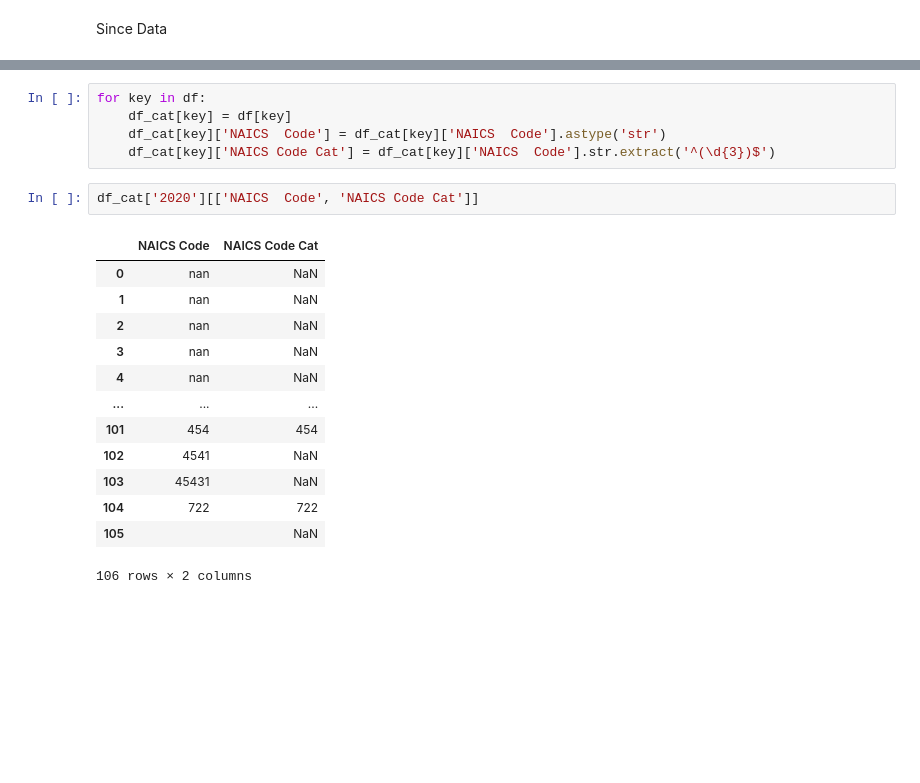
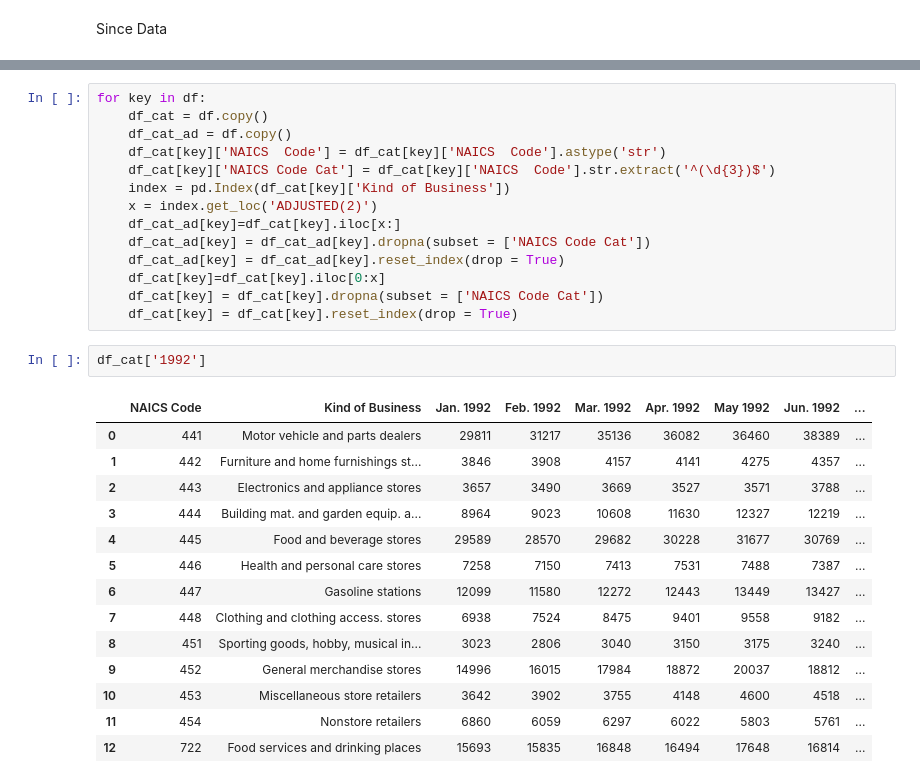
Before and after one commit to lawbringr/US-Retail-Sales, a Jupyter notebook: US_Retail.ipynb, the cells around one changed output, grey strips where cells are left out. Drawn from its saved outputs; the diff is of its cells as text; blank space fills up the shorter version.

```diff
--- a/US_Retail.ipynb
+++ b/US_Retail.ipynb
@@ -32,21 +48,31 @@ Since Data
 # %%
 for key in df:
-    df_cat[key] = df[key]
+    df_cat = df.copy()
+    df_cat_ad = df.copy()
     df_cat[key]['NAICS  Code'] = df_cat[key]['NAICS  Code'].astype('str')
     df_cat[key]['NAICS Code Cat'] = df_cat[key]['NAICS  Code'].str.extract('^(\d{3})$')
+    index = pd.Index(df_cat[key]['Kind of Business'])
+    x = index.get_loc('ADJUSTED(2)')
+    df_cat_ad[key]=df_cat[key].iloc[x:]
+    df_cat_ad[key] = df_cat_ad[key].dropna(subset = ['NAICS Code Cat'])
+    df_cat_ad[key] = df_cat_ad[key].reset_index(drop = True)
+    df_cat[key]=df_cat[key].iloc[0:x]
+    df_cat[key] = df_cat[key].dropna(subset = ['NAICS Code Cat'])
+    df_cat[key] = df_cat[key].reset_index(drop = True)
-# %%
-df_cat['2020'][['NAICS  Code', 'NAICS Code Cat']]
-# %% [output]
-|  | NAICS Code | NAICS Code Cat |
-| 0 | nan | NaN |
-| 1 | nan | NaN |
-| 2 | nan | NaN |
-| 3 | nan | NaN |
-| 4 | nan | NaN |
-| ... | ... | ... |
-| 101 | 454 | 454 |
-| 102 | 4541 | NaN |
-| 103 | 45431 | NaN |
-| 104 | 722 | 722 |
-| 105 |  | NaN |
-106 rows × 2 columns
+# %%
+df_cat['1992']
+# %% [output]
+|  | NAICS Code | Kind of Business | Jan. 1992 | Feb. 1992 | Mar. 1992 | Apr. 1992 | May 1992 | Jun. 1992 | ... |
+| 0 | 441 | Motor vehicle and parts dealers | 29811 | 31217 | 35136 | 36082 | 36460 | 38389 | ... |
+| 1 | 442 | Furniture and home furnishings st... | 3846 | 3908 | 4157 | 4141 | 4275 | 4357 | ... |
+| 2 | 443 | Electronics and appliance stores | 3657 | 3490 | 3669 | 3527 | 3571 | 3788 | ... |
+| 3 | 444 | Building mat. and garden equip. a... | 8964 | 9023 | 10608 | 11630 | 12327 | 12219 | ... |
+| 4 | 445 | Food and beverage stores | 29589 | 28570 | 29682 | 30228 | 31677 | 30769 | ... |
+| 5 | 446 | Health and personal care stores | 7258 | 7150 | 7413 | 7531 | 7488 | 7387 | ... |
+| 6 | 447 | Gasoline stations | 12099 | 11580 | 12272 | 12443 | 13449 | 13427 | ... |
+| 7 | 448 | Clothing and clothing access. stores | 6938 | 7524 | 8475 | 9401 | 9558 | 9182 | ... |
+| 8 | 451 | Sporting goods, hobby, musical in... | 3023 | 2806 | 3040 | 3150 | 3175 | 3240 | ... |
+| 9 | 452 | General merchandise stores | 14996 | 16015 | 17984 | 18872 | 20037 | 18812 | ... |
+| 10 | 453 | Miscellaneous store retailers | 3642 | 3902 | 3755 | 4148 | 4600 | 4518 | ... |
+| 11 | 454 | Nonstore retailers | 6860 | 6059 | 6297 | 6022 | 5803 | 5761 | ... |
+| 12 | 722 | Food services and drinking places | 15693 | 15835 | 16848 | 16494 | 17648 | 16814 | ... |
```
Also changed, not shown: parts of 4 cells of this notebook.
